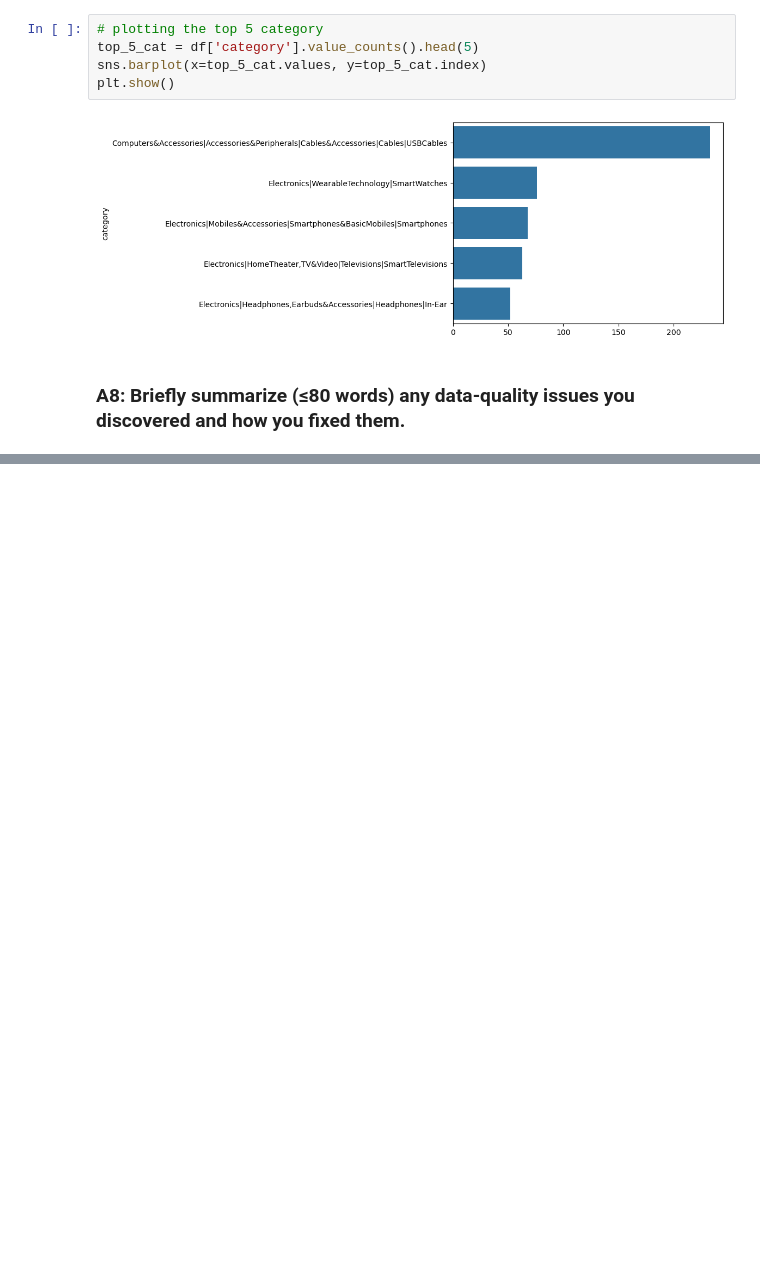
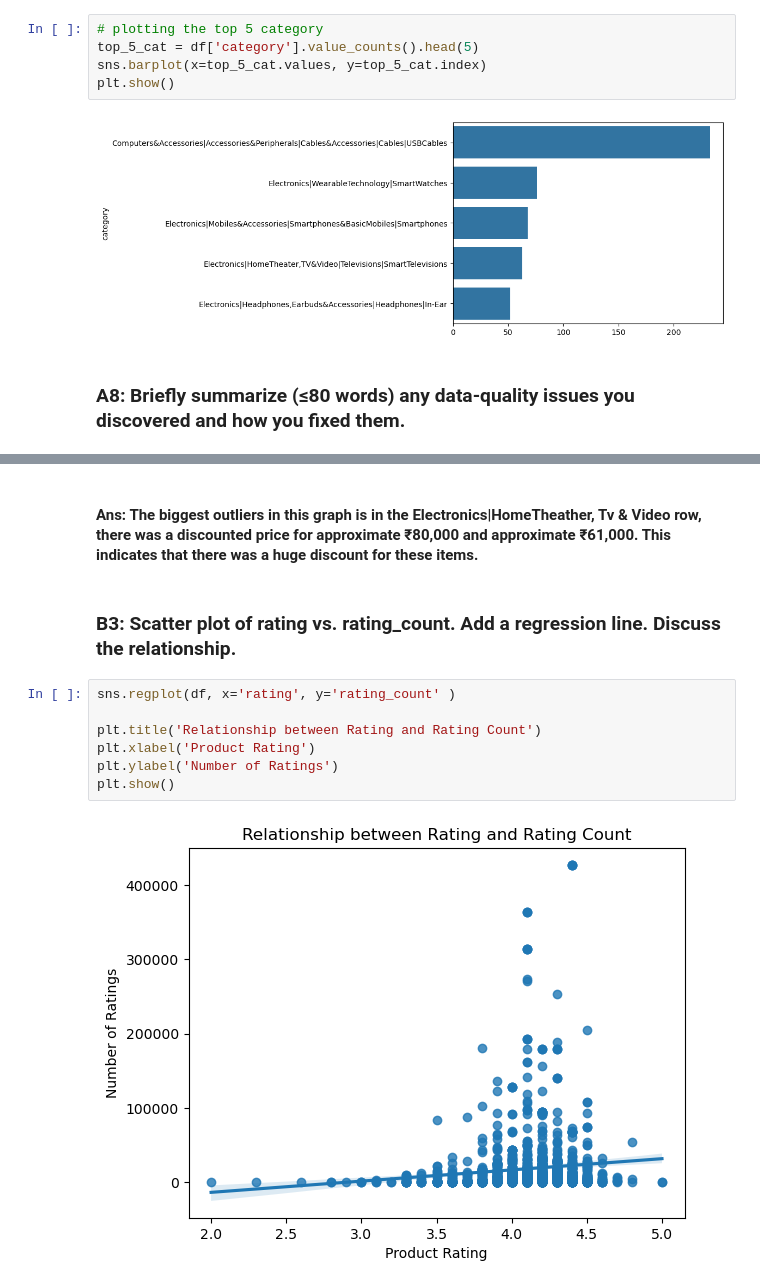
Before and after one commit to yabswannalearn/random_jupyter, a Jupyter notebook: Prelims_SoftDes/EDA.ipynb, the cells around one changed output, grey strips where cells are left out. Cells and saved outputs as stored; diff of their text form; blank space fills up the shorter version.

```diff
--- a/Prelims_SoftDes/EDA.ipynb
+++ b/Prelims_SoftDes/EDA.ipynb
@@ -172,0 +203,13 @@ plt.show()
+# %% [markdown]
+#### Ans: The biggest outliers in this graph is in the Electronics|HomeTheather, Tv & Video row, there was a discounted price for approximate ₹80,000 and approximate ₹61,000. This indicates that there was a huge discount for these items.
+# %% [markdown]
+### B3: Scatter plot of rating vs. rating_count. Add a regression line. Discuss the relationship.
+# %%
+sns.regplot(df, x='rating', y='rating_count' )
+
+plt.title('Relationship between Rating and Rating Count')
+plt.xlabel('Product Rating')
+plt.ylabel('Number of Ratings')
+plt.show()
+# %% [output]
+[figure, added]
```
Also changed, not shown: parts of 11 cells of this notebook.
